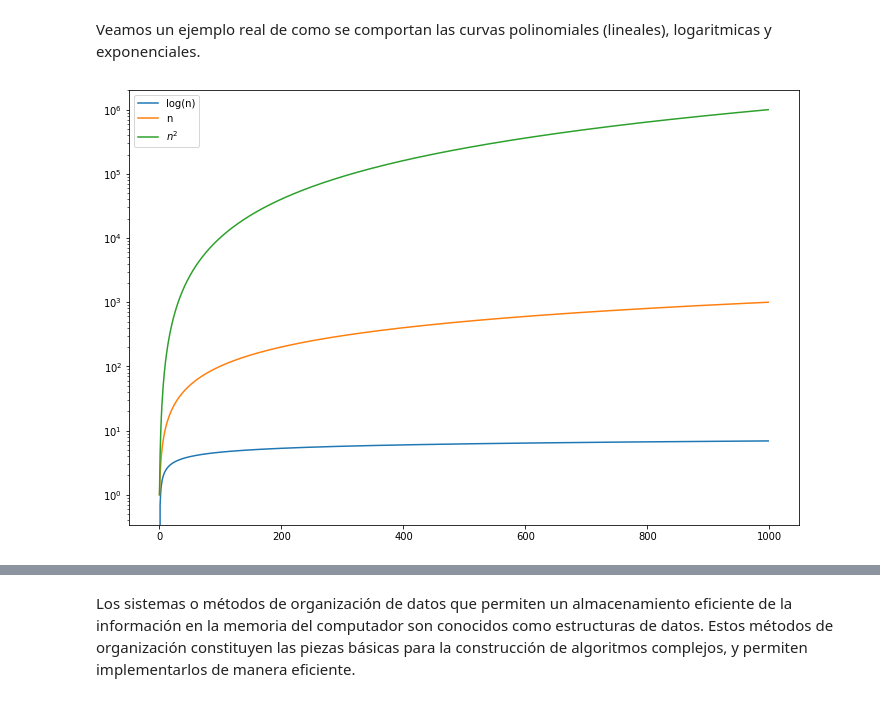
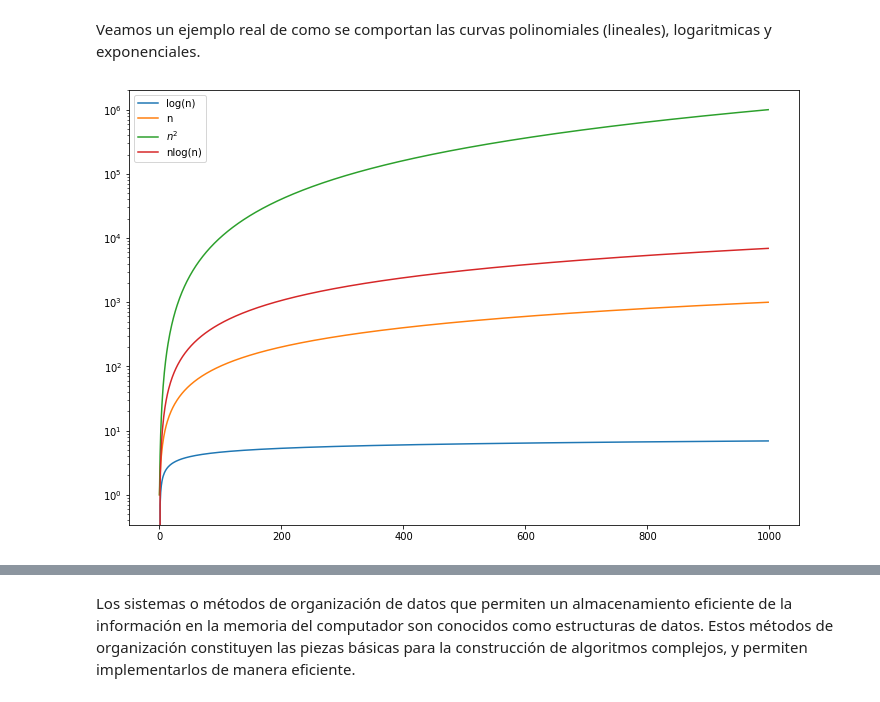
Before and after one commit to EduMonsalve/Programacion-Avanzada, a Jupyter notebook: Modulos/Modulo_2.ipynb, the cells around one changed output, grey strips where cells are left out. Cells and saved outputs as stored; diff of their text form; code cells hidden in the pictures.

```diff
--- a/Modulos/Modulo_2.ipynb
+++ b/Modulos/Modulo_2.ipynb
@@ -128,12 +137,12 @@ import matplotlib.pyplot as plt
 # %%
 plt.figure(figsize = (12, 8))
 n = np.arange(1, 1e3)
 plt.plot(np.log(n), label = 'log(n)')
 plt.plot(n, label = 'n')
 plt.plot(n**2, label = '$n^2$')
-#plt.plot(2**n, label = '$2^n$')
+plt.plot(n*np.log(n), label = 'nlog(n)')
 plt.yscale('log')
 plt.legend()
 plt.show()
 # %% [output]
-[figure, old version]
+[figure, new version]
```
Also changed, not shown: parts of 8 cells of this notebook, 3 other files.
